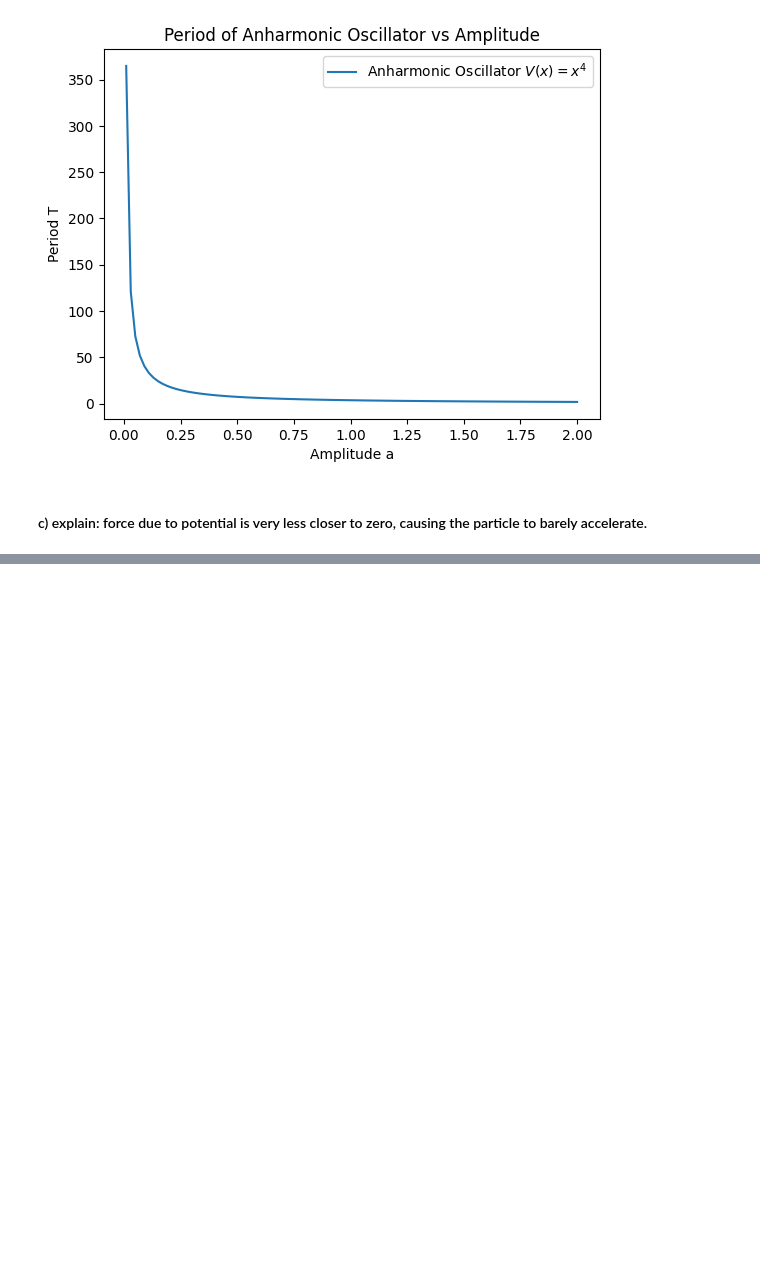
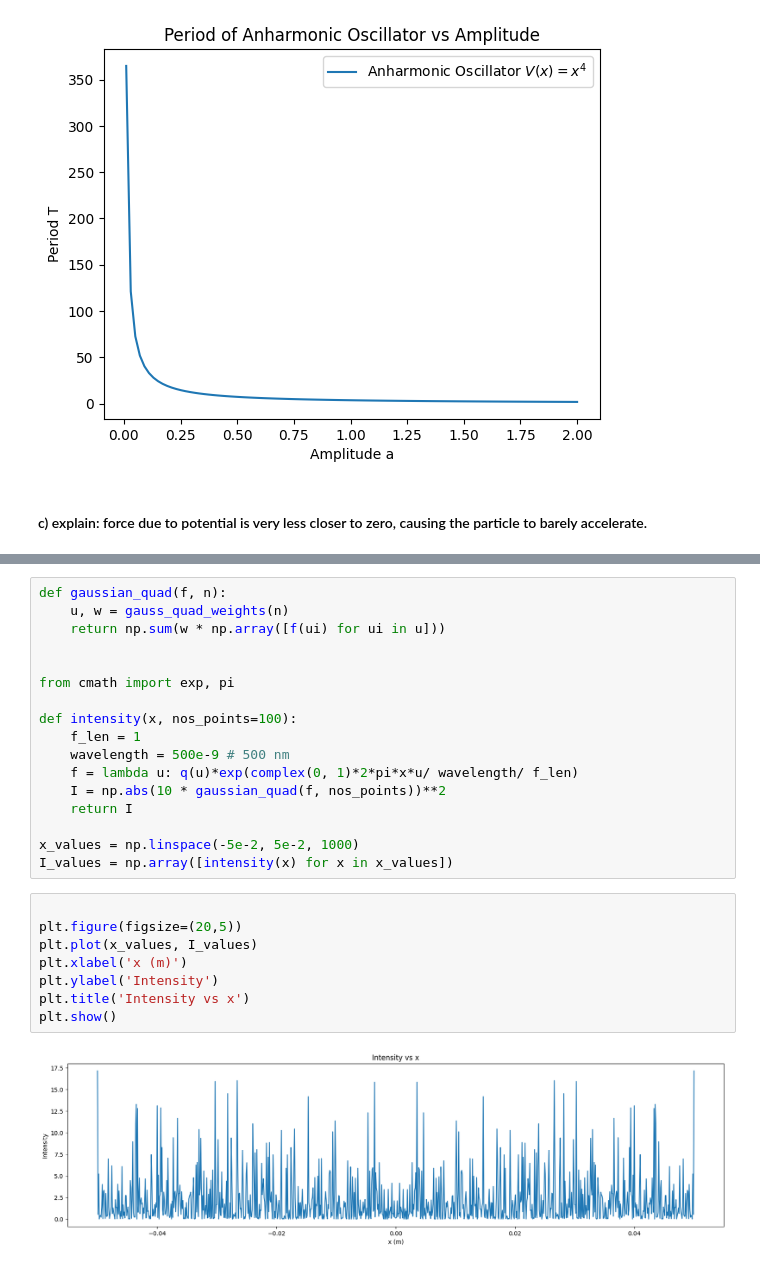
Before and after one commit to AtharvSuryawanshi/Computational-Physics, a Jupyter notebook: Suryawanshi_Atharv_HW2.ipynb, the cells around one changed output, grey strips where cells are left out. Drawn from its saved outputs; the diff is of its cells as text; blank space fills up the shorter version.

```diff
--- a/Suryawanshi_Atharv_HW2.ipynb
+++ b/Suryawanshi_Atharv_HW2.ipynb
@@ -325,0 +391,27 @@ plt.show()
+# %%
+def gaussian_quad(f, n):
+    u, w = gauss_quad_weights(n)
+    return np.sum(w * np.array([f(ui) for ui in u]))
+
+
+from cmath import exp, pi
+
+def intensity(x, nos_points=100):
+    f_len = 1
+    wavelength = 500e-9 # 500 nm
+    f = lambda u: q(u)*exp(complex(0, 1)*2*pi*x*u/ wavelength/ f_len)
+    I = np.abs(10 * gaussian_quad(f, nos_points))**2
+    return I
+
+x_values = np.linspace(-5e-2, 5e-2, 1000)
+I_values = np.array([intensity(x) for x in x_values])
+# %%
+
+plt.figure(figsize=(20,5))
+plt.plot(x_values, I_values)
+plt.xlabel('x (m)')
+plt.ylabel('Intensity')
+plt.title('Intensity vs x')
+plt.show()
+# %% [output]
+[figure, added]
```
Also changed, not shown: parts of 7 cells of this notebook.
